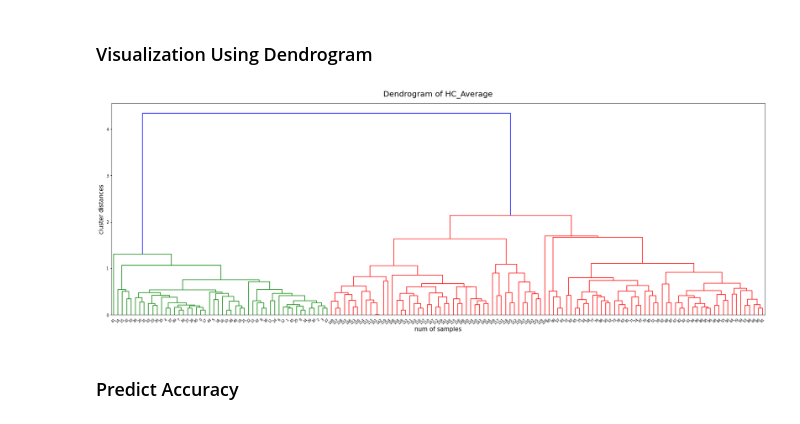
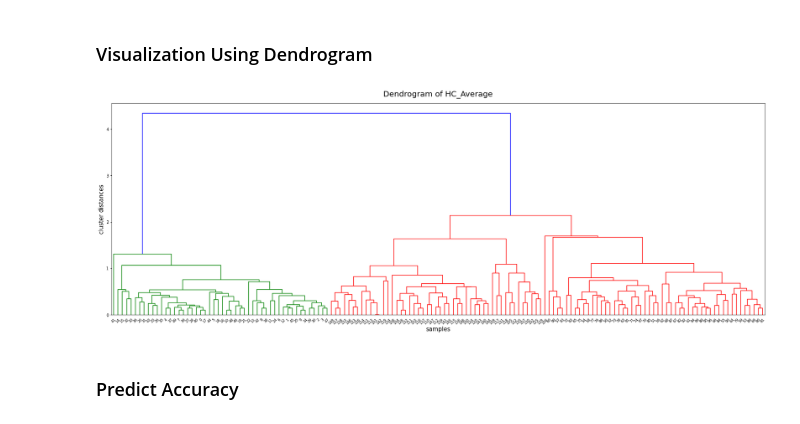
Before and after one commit to jhlee508/Colab, a Jupyter notebook: ML_Hierarchical_clustering.ipynb, the cells around one changed output. Cells and saved outputs as stored; diff of their text form; code cells hidden in the pictures.

```diff
--- a/ML_Hierarchical_clustering.ipynb
+++ b/ML_Hierarchical_clustering.ipynb
@@ -171,15 +171,15 @@ HC_average = linkage(data, method = 'average')
 # %%
 plt.figure(figsize = (30, 10))
 dendrogram(HC_average,
            leaf_rotation = 45,
            leaf_font_size = 9
            )
 plt.title("Dendrogram of HC_Average", size = 20, y = 1.02)
-plt.xlabel('num of samples', size = 15)
+plt.xlabel('samples', size = 15)
 plt.ylabel('cluster distances', size = 15)
 plt.show()
 # %% [output]
-[figure, old version]
+[figure, new version]
 # %% [markdown]
 ### Predict Accuracy
 # %%
```
Also changed, not shown: parts of 2 cells of this notebook.
